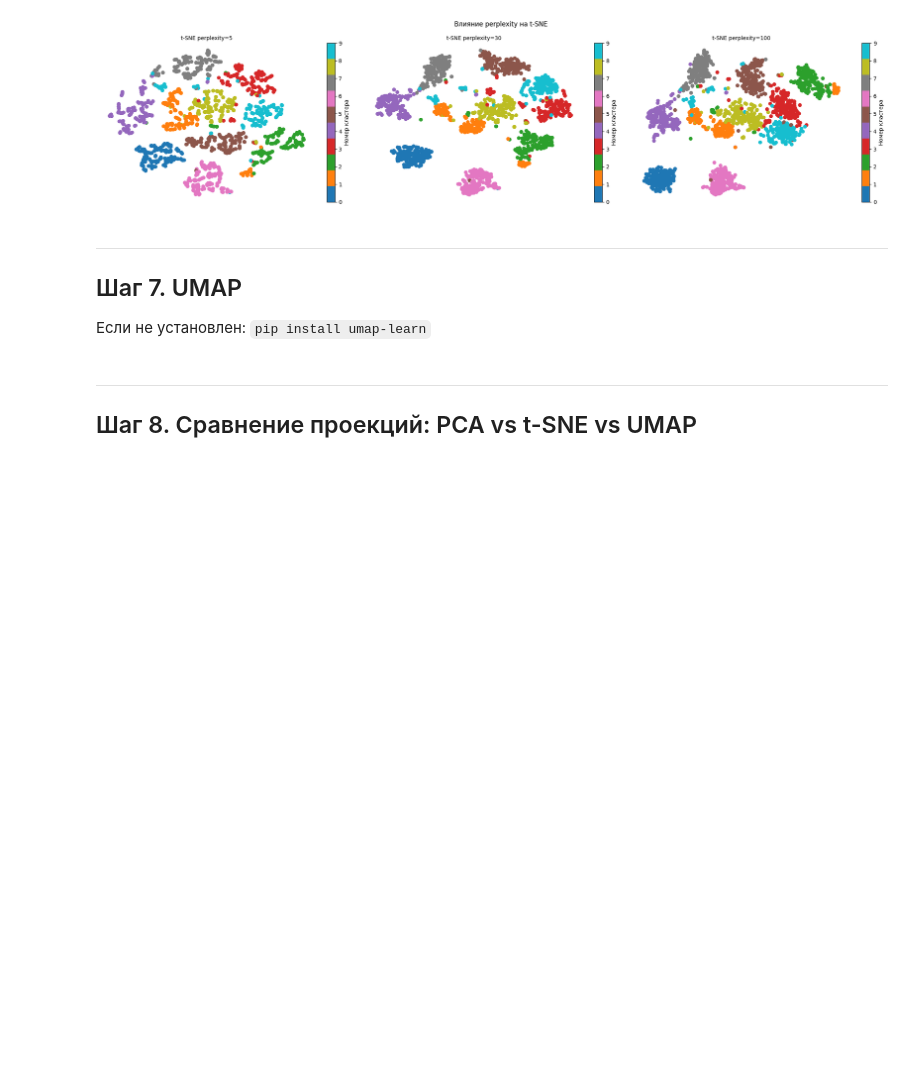
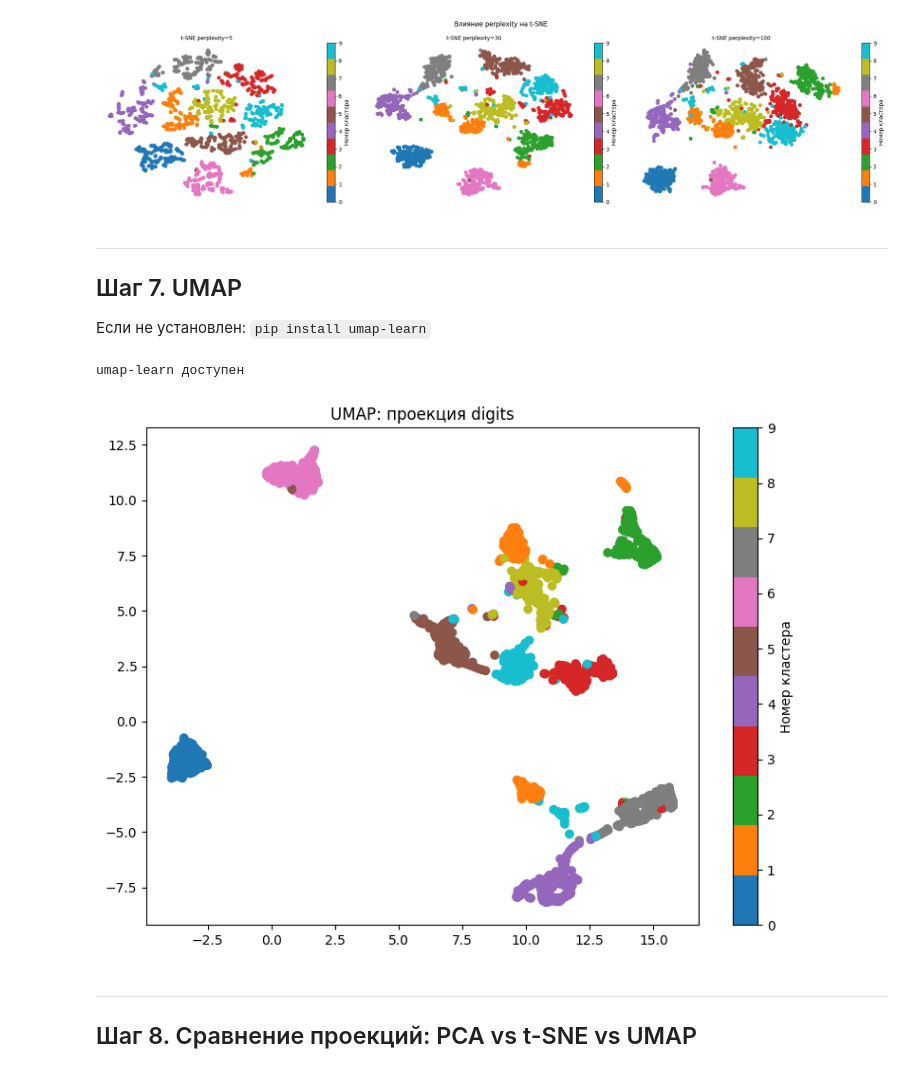
Before and after one commit to Xivalor/ml-course-homeworks, a Jupyter notebook: hw12_pca/pca_practice_student.ipynb, the cells around one changed output. Drawn from its saved outputs; the diff is of its cells as text; code cells hidden in the pictures; blank space fills up the shorter version.

```diff
--- a/hw12_pca/pca_practice_student.ipynb
+++ b/hw12_pca/pca_practice_student.ipynb
@@ -277,21 +277,25 @@ plt.show()
 # %%
 try:
     import umap
     UMAP_AVAILABLE = True
     print("umap-learn доступен")
 except ImportError:
     print("Установите: pip install umap-learn")
     UMAP_AVAILABLE = False
 
 if UMAP_AVAILABLE:
     reducer = umap.UMAP(n_neighbors=15, min_dist=0.1, random_state=42)
-    X_umap = # YOUR CODE HERE
+    X_umap = reducer.fit_transform(X_pca30)
 
     plt.figure(figsize=(8, 6))
-    # YOUR CODE HERE: scatter
+    scatter = plt.scatter(X_umap[:, 0], X_umap[:, 1], c=y, cmap='tab10')
+    plt.colorbar(scatter, label='Номер кластера')
     plt.title('UMAP: проекция digits')
     plt.tight_layout()
     plt.show()
+# %% [output]
+umap-learn доступен
+[figure, added]
 # %% [markdown]
 ---
 ## Шаг 8. Сравнение проекций: PCA vs t-SNE vs UMAP
```
Also changed, not shown: parts of 4 cells of this notebook.
